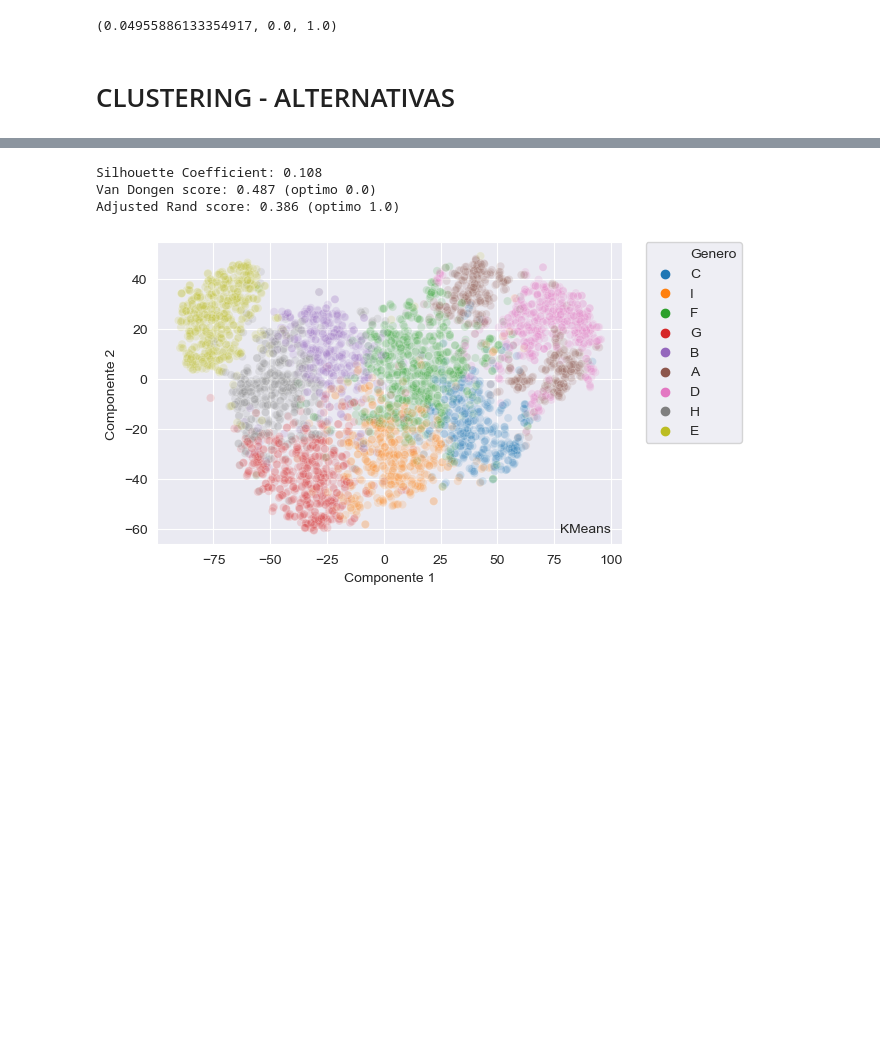
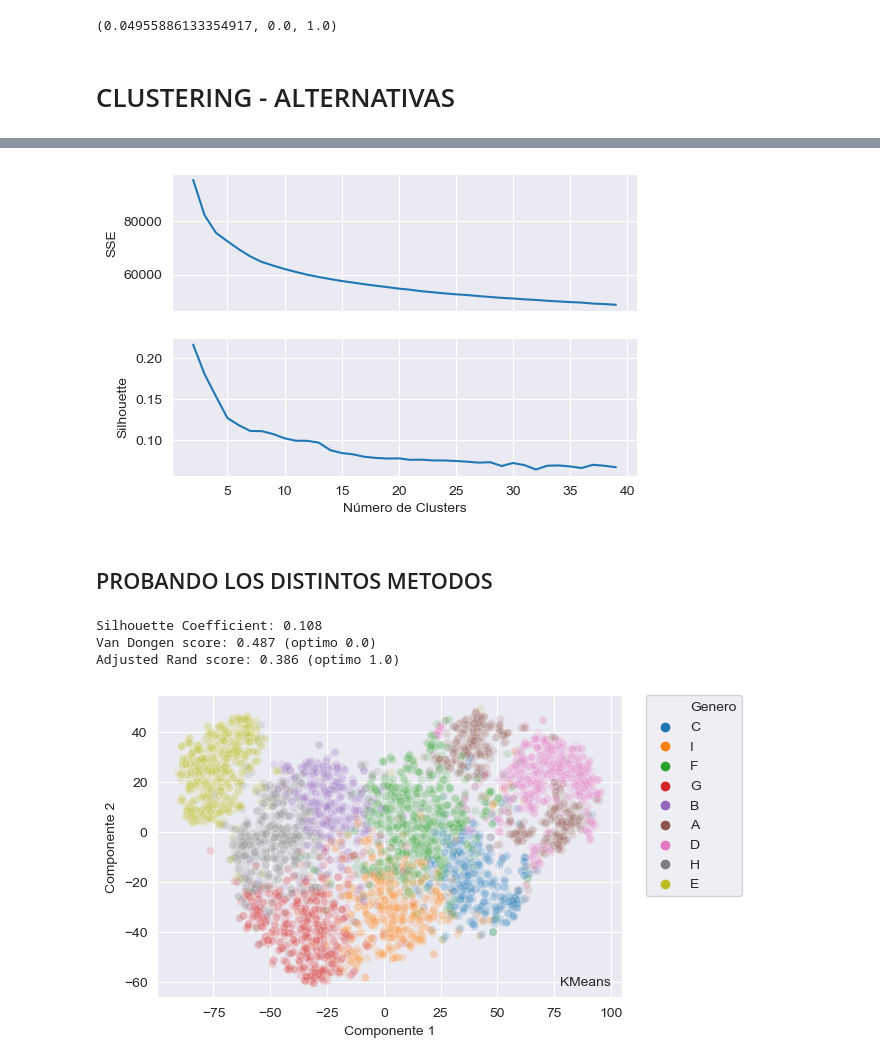
Before and after one commit to francotestori/dmctuba_01, a Jupyter notebook: preprocesamiento/05_PAM_y_spectralClustering.ipynb, the cells around one changed output, grey strips where cells are left out. Cells and saved outputs as stored; diff of their text form; code cells hidden in the pictures; blank space fills up the shorter version.

```diff
--- a/preprocesamiento/05_PAM_y_spectralClustering.ipynb
+++ b/preprocesamiento/05_PAM_y_spectralClustering.ipynb
@@ -179,3 +195,16 @@ n=9
+# %%
+f, (ax1, ax2) = plt.subplots(2, 1, sharex=True)
+ax1.plot(range(2, 40), SSE)
+ax1.set_ylabel('SSE')
+ax2.plot(range(2, 40), silhouette_score)
+ax2.set_xlabel('Número de Clusters')
+ax2.set_ylabel('Silhouette')
+plt.savefig('k_select_kmeans.png',dpi=200, bbox_inches = 'tight', pad_inches = 0)
+plt.show()
+# %% [output]
+[figure, added]
+# %% [markdown]
+## PROBANDO LOS DISTINTOS METODOS
 # %%
 def timestamp_filename(name, ext):
     return name+"_"+datetime.now().strftime("%Y_%m_%d-%I_%M_%S_%p")+"."+ext
```
Also changed, not shown: parts of 3 cells of this notebook, 1 other file.
